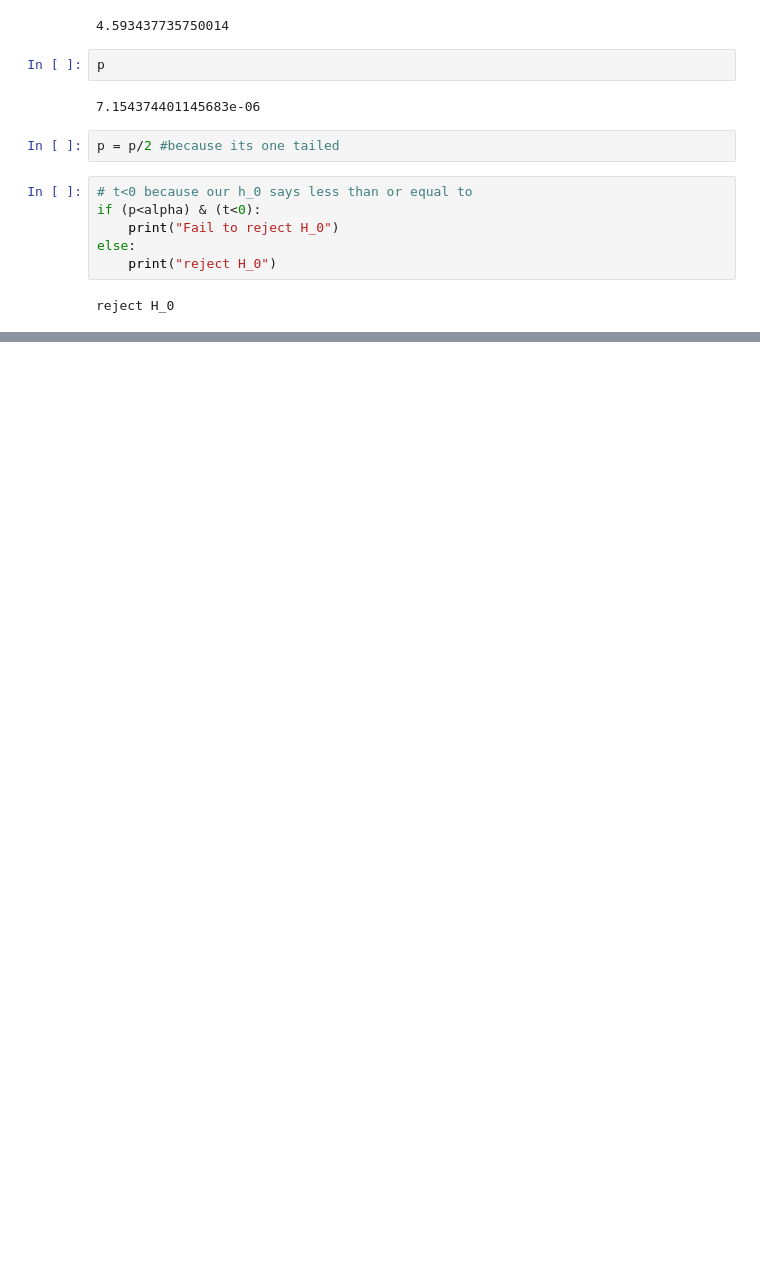
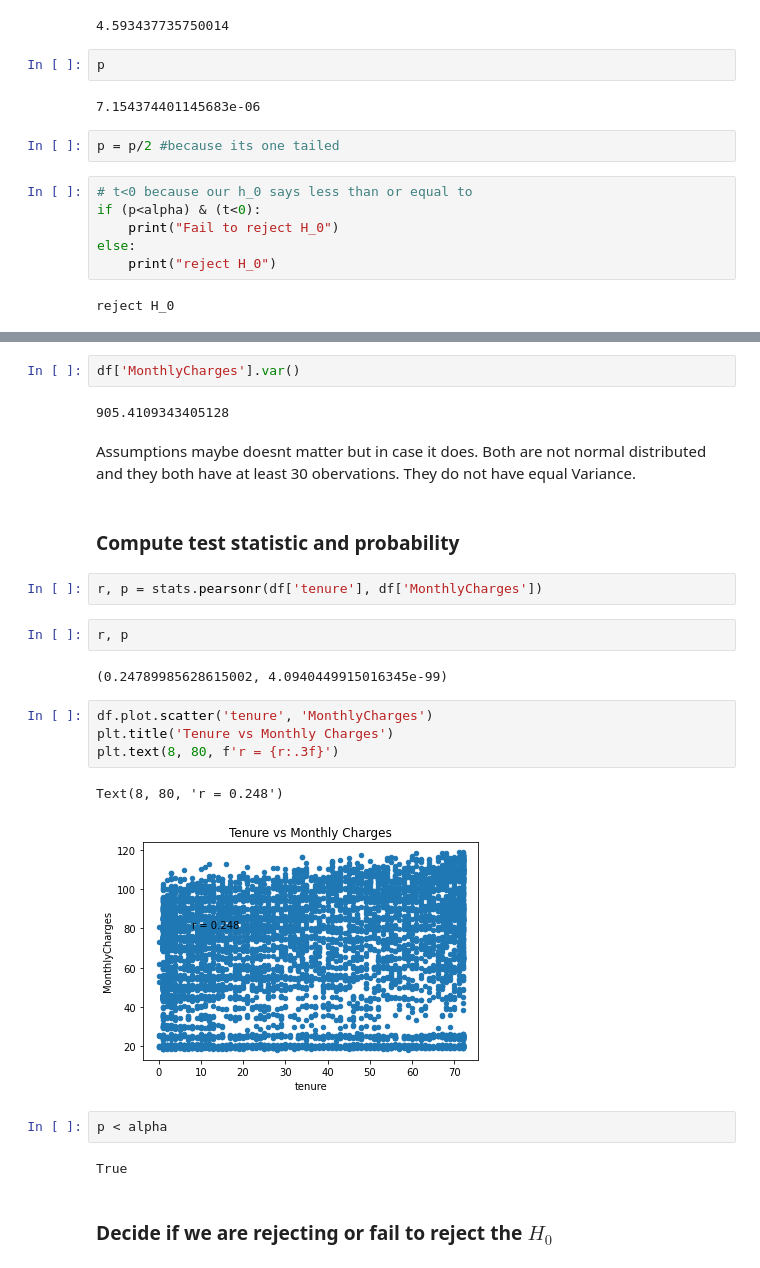
Before and after one commit to joshuamchavez2/statistics-exercises, a Jupyter notebook: hypothesis_testing.ipynb, the cells around one changed output, grey strips where cells are left out. Drawn from its saved outputs; the diff is of its cells as text; blank space fills up the shorter version.

```diff
--- a/hypothesis_testing.ipynb
+++ b/hypothesis_testing.ipynb
@@ -316,0 +380,27 @@ reject H_0
+# %%
+df['MonthlyCharges'].var()
+# %% [output]
+905.4109343405128
+# %% [markdown]
+Assumptions maybe doesnt matter but in case it does.  Both are not normal distributed and they both have at least 30 obervations.  They do not have equal Variance.
+# %% [markdown]
+### Compute test statistic and probability
+# %%
+r, p = stats.pearsonr(df['tenure'], df['MonthlyCharges'])
+# %%
+r, p
+# %% [output]
+(0.24789985628615002, 4.0940449915016345e-99)
+# %%
+df.plot.scatter('tenure', 'MonthlyCharges')
+plt.title('Tenure vs Monthly Charges')
+plt.text(8, 80, f'r = {r:.3f}')
+# %% [output]
+Text(8, 80, 'r = 0.248')
+[figure, added]
+# %%
+p < alpha
+# %% [output]
+True
+# %% [markdown]
+### Decide if we are rejecting or fail to reject the $H_{0}$
```
Also changed, not shown: parts of 80 cells of this notebook, 1 other file.
